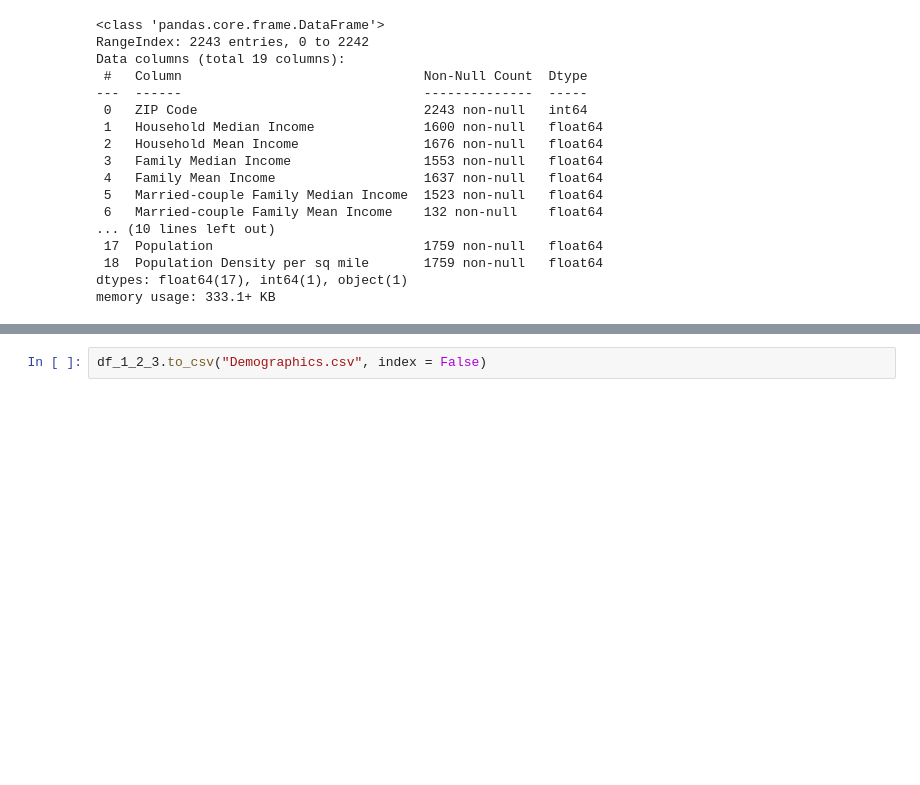
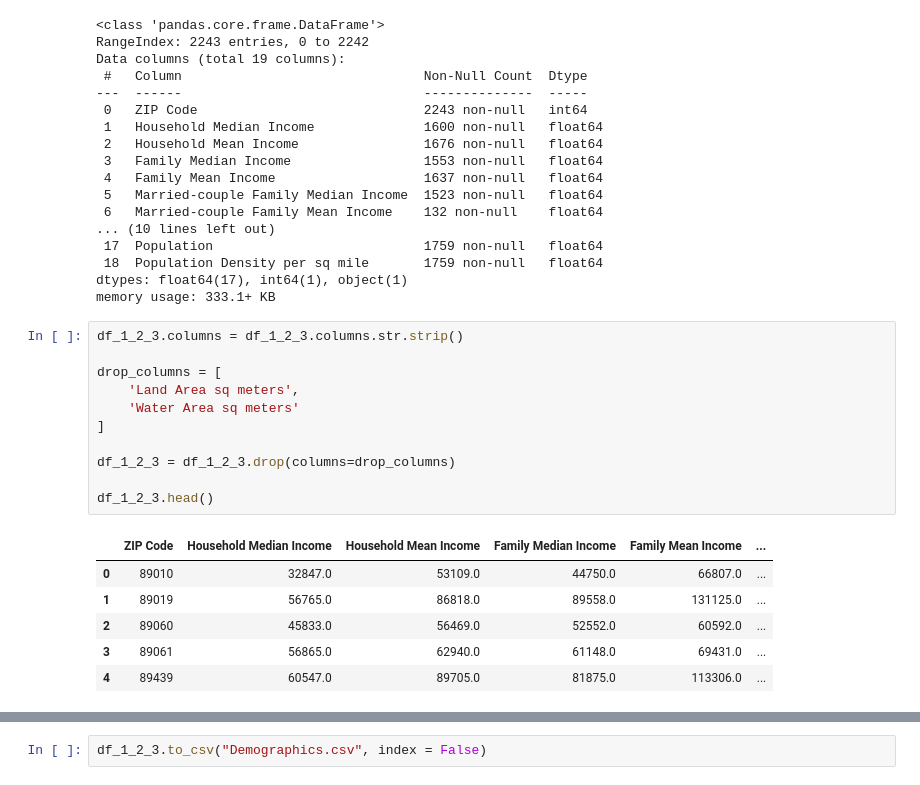
Before and after one commit to amydst/Pediactric-HC-Deserts, a Jupyter notebook: Creating_tables_for_sql.ipynb, the cells around one changed output, grey strips where cells are left out. Cells and saved outputs as stored; diff of their text form; blank space fills up the shorter version.

```diff
--- a/Creating_tables_for_sql.ipynb
+++ b/Creating_tables_for_sql.ipynb
@@ -202,3 +202,21 @@ Data columns (total 19 columns):
  18  Population Density per sq mile       1759 non-null   float64
 dtypes: float64(17), int64(1), object(1)
 memory usage: 333.1+ KB
+# %%
+df_1_2_3.columns = df_1_2_3.columns.str.strip()
+
+drop_columns = [
+    'Land Area sq meters',
+    'Water Area sq meters'
+]
+
+df_1_2_3 = df_1_2_3.drop(columns=drop_columns)
+
+df_1_2_3.head()
+# %% [output]
+|  | ZIP Code | Household Median Income | Household Mean Income | Family Median Income | Family Mean Income | ... |
+| 0 | 89010 | 32847.0 | 53109.0 | 44750.0 | 66807.0 | ... |
+| 1 | 89019 | 56765.0 | 86818.0 | 89558.0 | 131125.0 | ... |
+| 2 | 89060 | 45833.0 | 56469.0 | 52552.0 | 60592.0 | ... |
+| 3 | 89061 | 56865.0 | 62940.0 | 61148.0 | 69431.0 | ... |
+| 4 | 89439 | 60547.0 | 89705.0 | 81875.0 | 113306.0 | ... |
```
Also changed, not shown: parts of 5 cells of this notebook, 4 other files.
